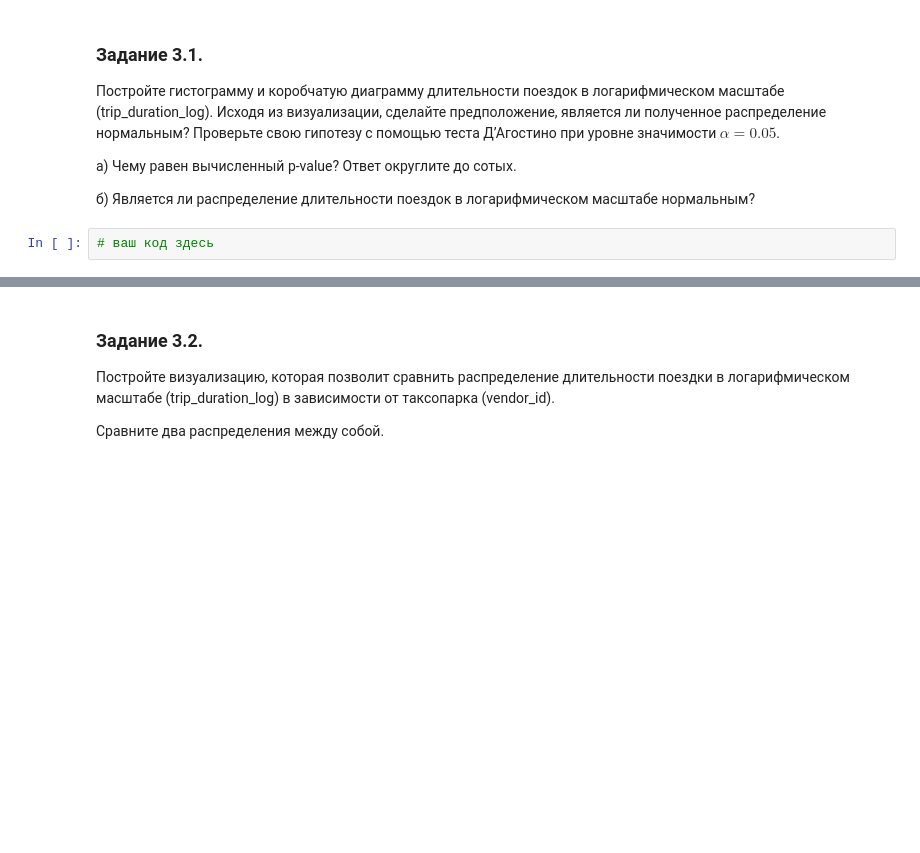
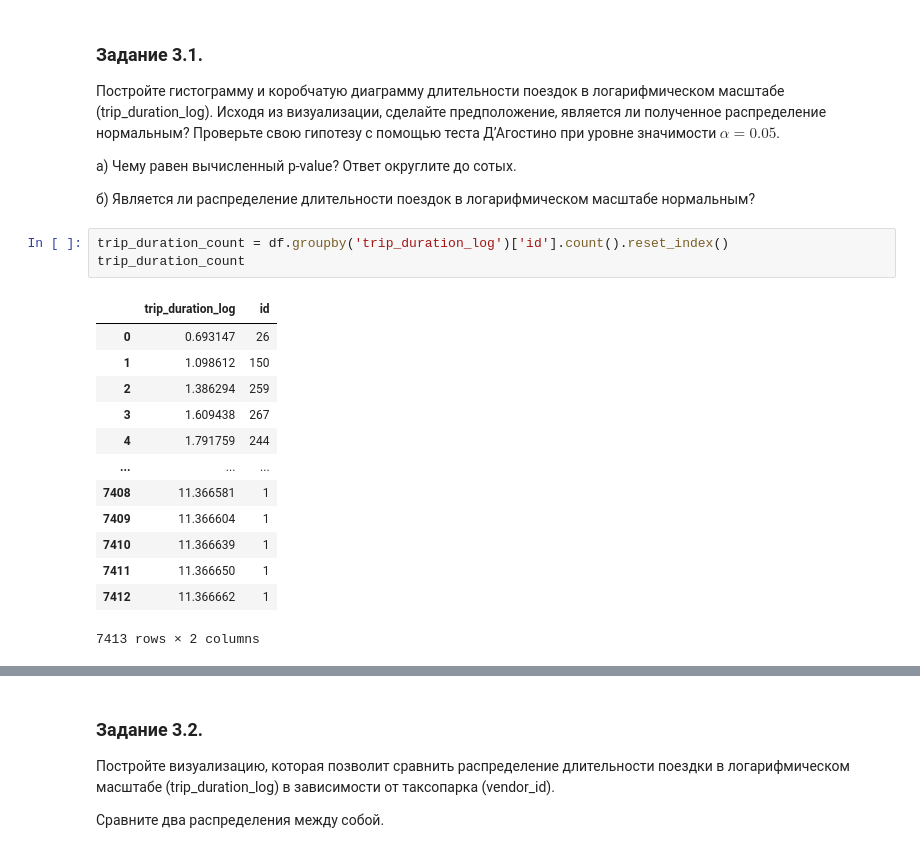
Before and after one commit to GorRatsy/skillfactory_projects, a Jupyter notebook: Regression_Project5/Project5.ipynb, the cells around one changed output, grey strips where cells are left out. Cells and saved outputs as stored; diff of their text form; blank space fills up the shorter version.

```diff
--- a/Regression_Project5/Project5.ipynb
+++ b/Regression_Project5/Project5.ipynb
@@ -476,5 +476,20 @@ df['trip_duration_log'] = np.log(df['trip_duration']+1)
 а) Чему равен вычисленный p-value? Ответ округлите до сотых.
 
 б) Является ли распределение длительности поездок в логарифмическом масштабе нормальным?
-# %%
-# ваш код здесь
+# %%
+trip_duration_count = df.groupby('trip_duration_log')['id'].count().reset_index()
+trip_duration_count
+# %% [output]
+|  | trip_duration_log | id |
+| 0 | 0.693147 | 26 |
+| 1 | 1.098612 | 150 |
+| 2 | 1.386294 | 259 |
+| 3 | 1.609438 | 267 |
+| 4 | 1.791759 | 244 |
+| ... | ... | ... |
+| 7408 | 11.366581 | 1 |
+| 7409 | 11.366604 | 1 |
+| 7410 | 11.366639 | 1 |
+| 7411 | 11.366650 | 1 |
+| 7412 | 11.366662 | 1 |
+7413 rows × 2 columns
```
Also changed, not shown: parts of 3 cells of this notebook, 2 other files.
